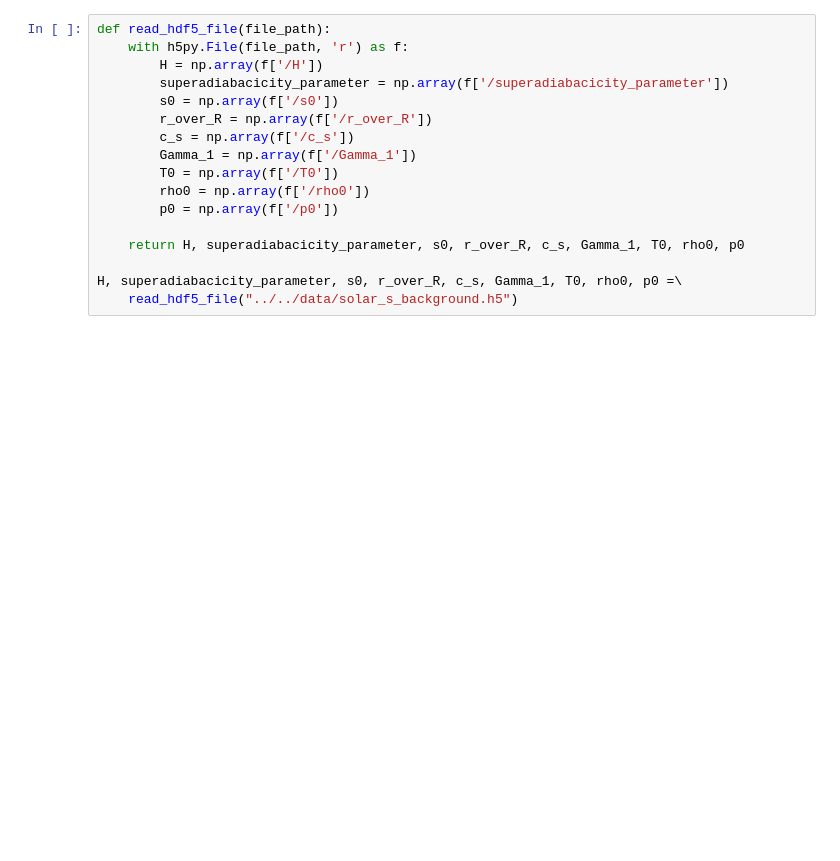
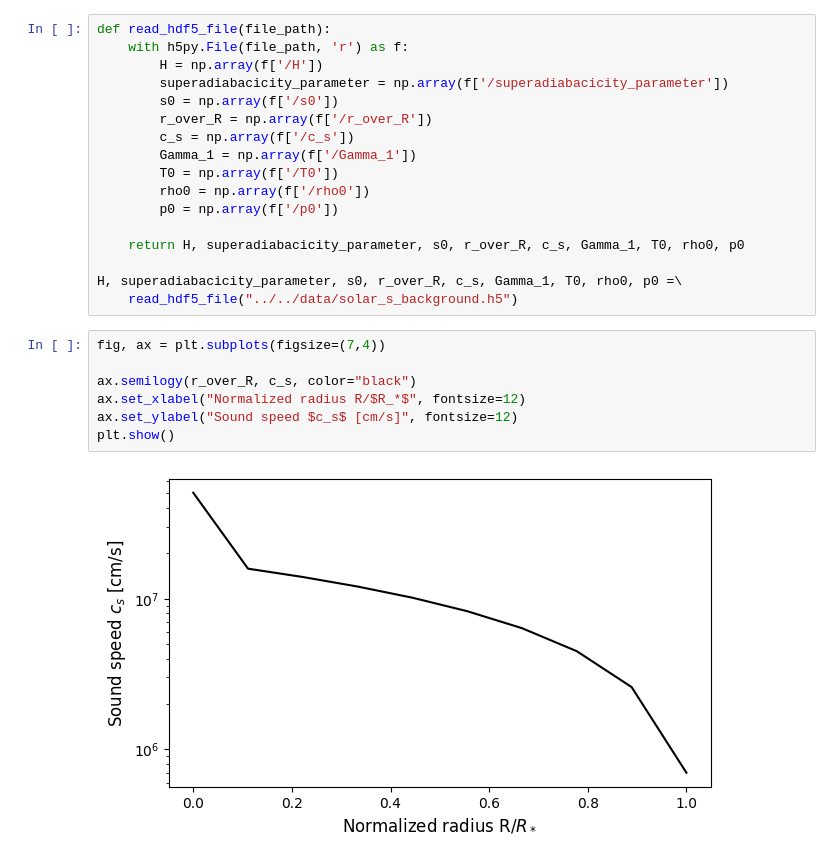
Before and after one commit to tabjone/2DHDCZ, a Jupyter notebook: testing/test_solar_s_background/plot_solar_s.ipynb, the cells around one changed output. Cells and saved outputs as stored; diff of their text form; blank space fills up the shorter version.

```diff
--- a/testing/test_solar_s_background/plot_solar_s.ipynb
+++ b/testing/test_solar_s_background/plot_solar_s.ipynb
@@ -19,4 +19,13 @@ def read_hdf5_file(file_path):
 
 H, superadiabacicity_parameter, s0, r_over_R, c_s, Gamma_1, T0, rho0, p0 =\
     read_hdf5_file("../../data/solar_s_background.h5")
+# %%
+fig, ax = plt.subplots(figsize=(7,4))
+
+ax.semilogy(r_over_R, c_s, color="black")
+ax.set_xlabel("Normalized radius R/$R_*$", fontsize=12)
+ax.set_ylabel("Sound speed $c_s$ [cm/s]", fontsize=12)
+plt.show()
+# %% [output]
+[figure, added]
 # %%
```
Also changed, not shown: parts of 7 cells of this notebook.
